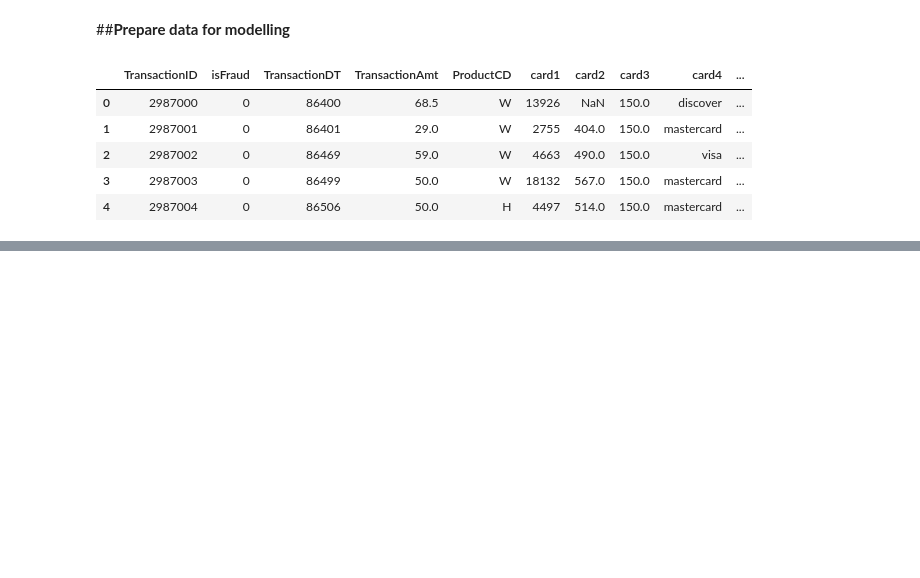
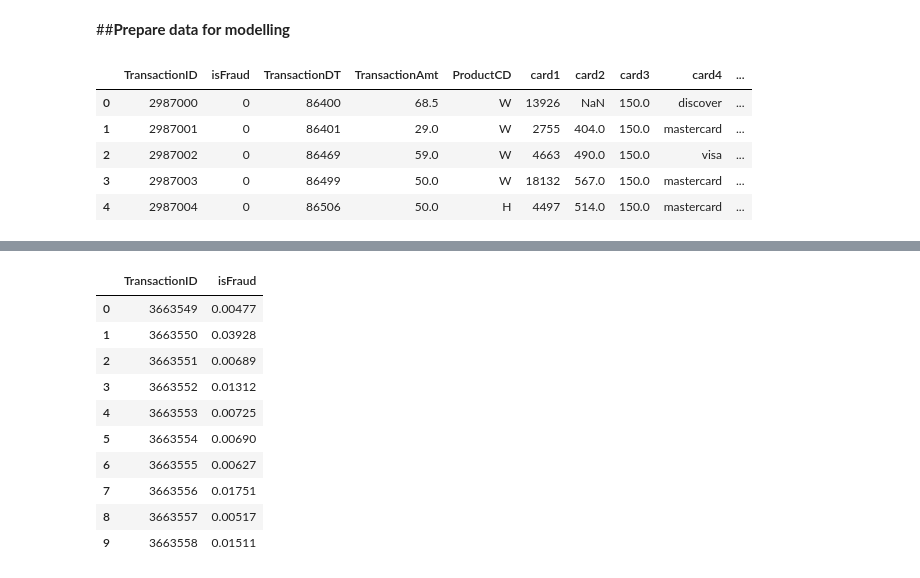
Before and after one commit to Nabuz/TVML, a Jupyter notebook: lez4/Fraud_Detection.ipynb, the cells around one changed output, grey strips where cells are left out. Cells and saved outputs as stored; diff of their text form; code cells hidden in the pictures; blank space fills up the shorter version.

Commit message:
lez4/Fraud_detection.ipynb completed

```diff
--- a/lez4/Fraud_Detection.ipynb
+++ b/lez4/Fraud_Detection.ipynb
@@ -612,0 +862,4 @@ KeyboardInterrupt: ignored
+# %%
+pred_list = [element.item() for element in preds[:,1].flatten()]
+# %%
+pred_list_5 = [round(element,5) for element in pred_list]
@@ -612,0 +897,18 @@ KeyboardInterrupt: ignored
+# %%
+dataf = {"TransactionID" : list(df_test_j["TransactionID"]),"isFraud" : pred_list_5}
+# %%
+df_sub = pd.DataFrame.from_dict(dataf)
+# %%
+df_sub[:10]
+# %% [output]
+|  | TransactionID | isFraud |
+| 0 | 3663549 | 0.00477 |
+| 1 | 3663550 | 0.03928 |
+| 2 | 3663551 | 0.00689 |
+| 3 | 3663552 | 0.01312 |
+| 4 | 3663553 | 0.00725 |
+| 5 | 3663554 | 0.00690 |
+| 6 | 3663555 | 0.00627 |
+| 7 | 3663556 | 0.01751 |
+| 8 | 3663557 | 0.00517 |
+| 9 | 3663558 | 0.01511 |
```
Also changed, not shown: parts of 66 cells of this notebook.
